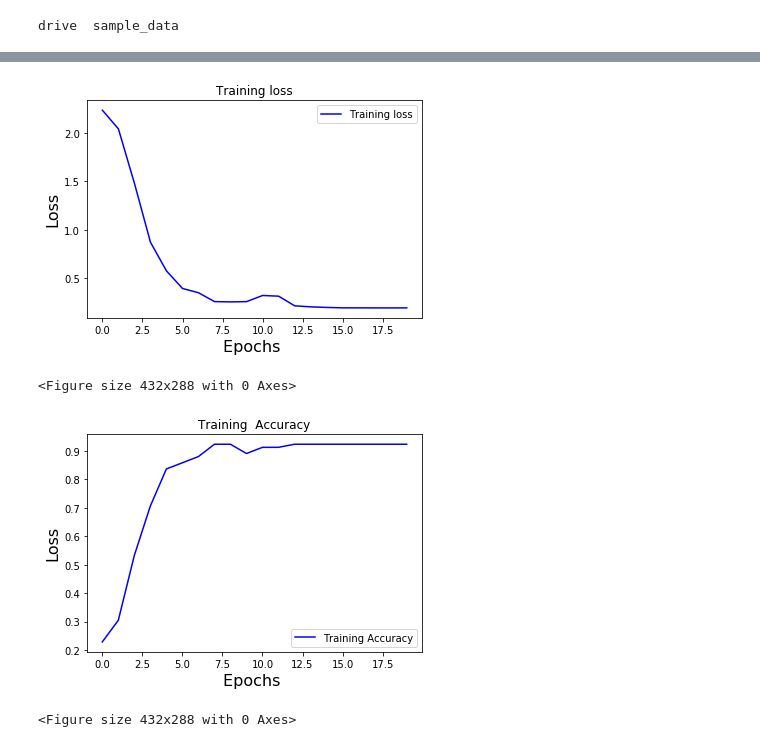
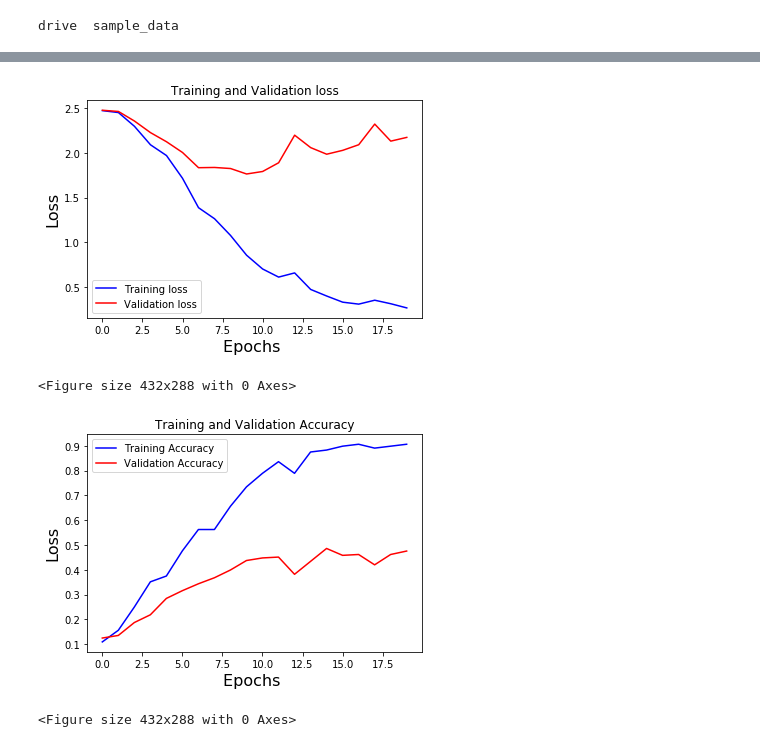
Before and after one commit to Juhi-Purswani/Tensorflow_Multiclass_Image_Classification, a Jupyter notebook: CNN_model.ipynb, the cells around one changed output, grey strips where cells are left out. Cells and saved outputs as stored; diff of their text form; code cells hidden in the pictures.

```diff
--- a/CNN_model.ipynb
+++ b/CNN_model.ipynb
@@ -46,7 +48,11 @@ def create_features_labels(DIR):
     print("dir name and number" , path , 'and',dir_number)
     print(path)
     image_names = os.listdir(path)
+    i=0
     for image_name in image_names:
+      i=i+1
+      if(i>120):
+        continue
       image_path = path + '/' + image_name
       img = cv2.imread(image_path,cv2.IMREAD_COLOR)
       img = cv2.resize(img,(IMG_SIZE,IMG_SIZE))
@@ -102,7 +112,9 @@ conv1 = tf.layers.conv2d(inputs=x,filters=64,kernel_size=[3,3],padding="same",ac
 pool1 = tf.layers.max_pooling2d(inputs=conv1,pool_size=[2,2],strides=2)
 conv2 = tf.layers.conv2d(inputs=pool1,filters=32,kernel_size=[3,3],padding="same",activation=tf.nn.relu)
 pool2 = tf.layers.max_pooling2d(inputs=conv2,pool_size=[2,2],strides=2)
-pool3_flat = tf.reshape(pool2,[-1,56*56*32])
+conv3 = tf.layers.conv2d(inputs=pool2,filters=16,kernel_size=[3,3],padding="same",activation=tf.nn.relu)
+pool3 = tf.layers.max_pooling2d(inputs=conv3,pool_size=[2,2],strides=2)
+pool3_flat = tf.reshape(pool3,[-1,28*28*16])
 dense1 = tf.layers.dense(inputs=pool3_flat,units=1000,activation=tf.nn.relu)
 dense2 = tf.layers.dense(inputs=dense1,units=100,activation=tf.nn.relu)
 out = tf.layers.dense(inputs=dense2,units=12,activation=tf.nn.relu)
@@ -130,22 +152,33 @@ with tf.Session() as sess:
     sess.run(init)
     train_loss = []
     train_accuracy = []
+    val_loss = []
+    val_accuracy = []
     #summary_writer = tf.summary.FileWriter('./Output', sess.graph)
     for i in range(training_iters):
-        for batch in range(len(train_features)//batch_size):
+        for batch in range(len(X_train)//batch_size):
             batch_x = X_train[batch*batch_size:min((batch+1)*batch_size,len(X_train))]
             batch_y = y_train[batch*batch_size:min((batch+1)*batch_size,len(y_train))]
+            #print("A")
             #print(batch_x.shape,batch_y.shape)
             a,b,c,d = batch_x.shape
             if(a==0):
               break
             opt = sess.run(optimizer, feed_dict={x: batch_x,y: batch_y})
+            #print("B")
             loss, acc = sess.run([cost, accuracy], feed_dict={x: batch_x, y: batch_y})
-        print("the ", i , "th iteration with loss: " , loss, " and accuracy: ", acc)
+            #print("C")
+        #print("D")
+        loss2, val_acc = sess.run([cost, accuracy], feed_dict={x: X_test, y: y_test})
+        #print("E")
+        print("Epoch", i+1 , ": training loss:" , loss, " , training accuracy:", acc,", validation loss:",loss2,", validation accuracy:",val_acc)
+
         #print("_____________________________________________________________")
         #print(loss)
         #print("_____________________________________________________________")
         train_loss.append(loss)
         train_accuracy.append(acc)
+        val_loss.append(loss2)
+        val_accuracy.append(val_acc)
     #summary_writer.close()
 # %% [output]
@@ -172,22 +205,24 @@ the  19 th iteration with loss:  0.18986538  and accuracy:  0.92391306
 # %%
 plt.plot(range(len(train_loss)), train_loss, 'b', label='Training loss')
-plt.title('Training loss')
+plt.plot(range(len(val_loss)), val_loss, 'r', label='Validation loss')
+plt.title('Training and Validation loss')
 plt.xlabel('Epochs ',fontsize=16)
 plt.ylabel('Loss',fontsize=16)
 plt.legend()
 plt.figure()
 plt.show()
 # %% [output]
-[figure, old version]
+[figure, new version]
 <Figure size 432x288 with 0 Axes>
 # %%
 plt.plot(range(len(train_loss)), train_accuracy, 'b', label='Training Accuracy')
-plt.title('Training  Accuracy')
+plt.plot(range(len(val_loss)), val_accuracy, 'r', label='Validation Accuracy')
+plt.title('Training and Validation Accuracy')
 plt.xlabel('Epochs ',fontsize=16)
 plt.ylabel('Loss',fontsize=16)
 plt.legend()
 plt.figure()
 plt.show()
 # %% [output]
-[figure, old version]
+[figure, new version]
 <Figure size 432x288 with 0 Axes>
```
Also changed, not shown: parts of 7 cells of this notebook.
